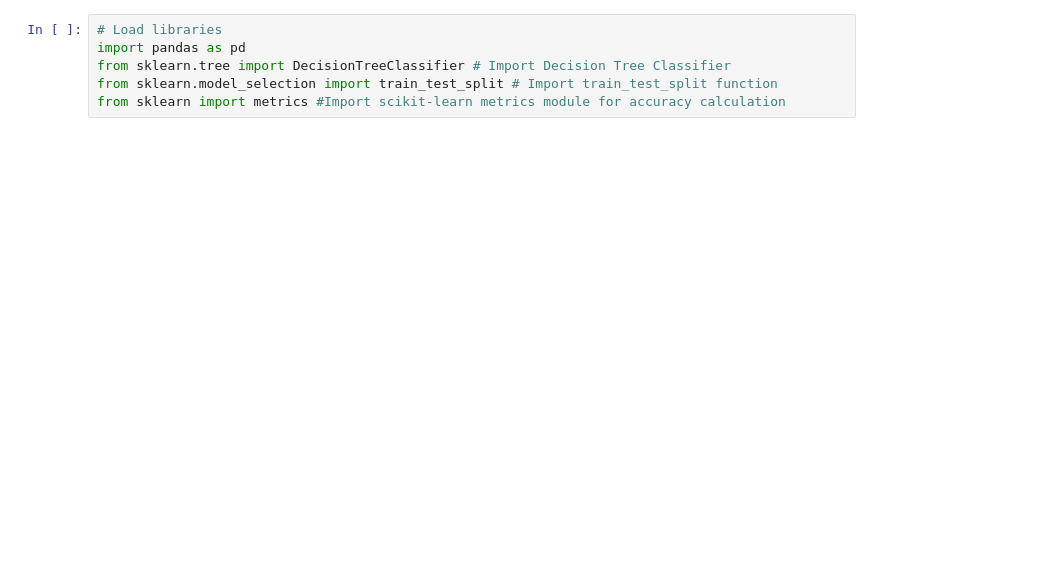
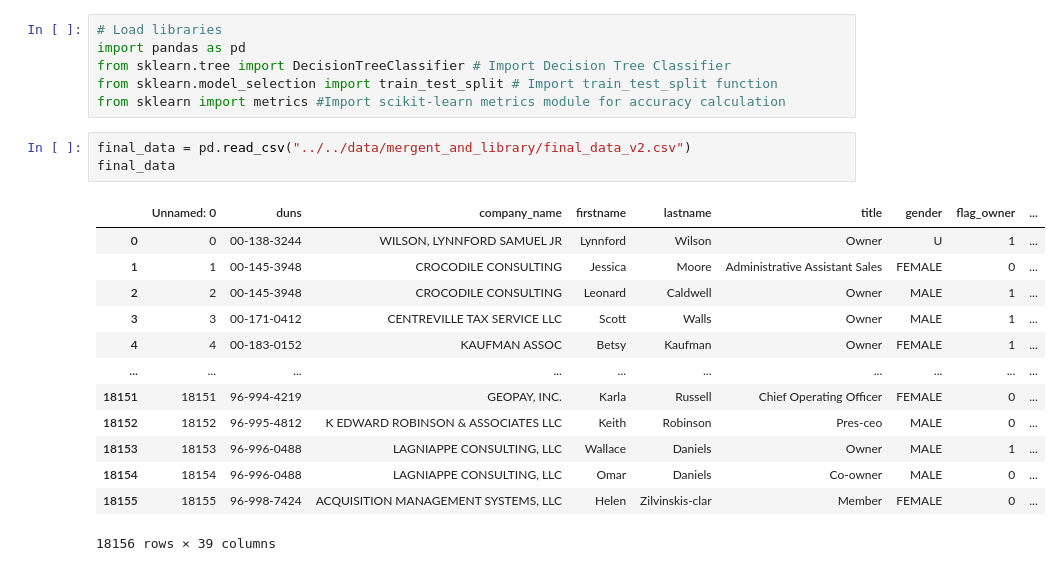
Before and after one commit to DSPG-Young-Scholars-Program/dspg23businessclimate, a Jupyter notebook: codes/cleaning/DecTree.ipynb, the cells around one changed output. Saved outputs shown, nothing was run; the diff lists cells and outputs as text; blank space fills up the shorter version.

```diff
--- a/codes/cleaning/DecTree.ipynb
+++ b/codes/cleaning/DecTree.ipynb
@@ -4,4 +4,21 @@ import pandas as pd
 from sklearn.tree import DecisionTreeClassifier # Import Decision Tree Classifier
 from sklearn.model_selection import train_test_split # Import train_test_split function
 from sklearn import metrics #Import scikit-learn metrics module for accuracy calculation
+# %%
+final_data = pd.read_csv("../../data/mergent_and_library/final_data_v2.csv")
+final_data
+# %% [output]
+|  | Unnamed: 0 | duns | company_name | firstname | lastname | title | gender | flag_owner | ... |
+| 0 | 0 | 00-138-3244 | WILSON, LYNNFORD SAMUEL JR | Lynnford | Wilson | Owner | U | 1 | ... |
+| 1 | 1 | 00-145-3948 | CROCODILE CONSULTING | Jessica | Moore | Administrative Assistant Sales | FEMALE | 0 | ... |
+| 2 | 2 | 00-145-3948 | CROCODILE CONSULTING | Leonard | Caldwell | Owner | MALE | 1 | ... |
+| 3 | 3 | 00-171-0412 | CENTREVILLE TAX SERVICE LLC | Scott | Walls | Owner | MALE | 1 | ... |
+| 4 | 4 | 00-183-0152 | KAUFMAN ASSOC | Betsy | Kaufman | Owner | FEMALE | 1 | ... |
+| ... | ... | ... | ... | ... | ... | ... | ... | ... | ... |
+| 18151 | 18151 | 96-994-4219 | GEOPAY, INC. | Karla | Russell | Chief Operating Officer | FEMALE | 0 | ... |
+| 18152 | 18152 | 96-995-4812 | K EDWARD ROBINSON & ASSOCIATES LLC | Keith | Robinson | Pres-ceo | MALE | 0 | ... |
+| 18153 | 18153 | 96-996-0488 | LAGNIAPPE CONSULTING, LLC | Wallace | Daniels | Owner | MALE | 1 | ... |
+| 18154 | 18154 | 96-996-0488 | LAGNIAPPE CONSULTING, LLC | Omar | Daniels | Co-owner | MALE | 0 | ... |
+| 18155 | 18155 | 96-998-7424 | ACQUISITION MANAGEMENT SYSTEMS, LLC | Helen | Zilvinskis-clar | Member | FEMALE | 0 | ... |
+18156 rows × 39 columns
 # %%
```
Also changed, not shown: parts of 26 cells of this notebook, 6 other files.
